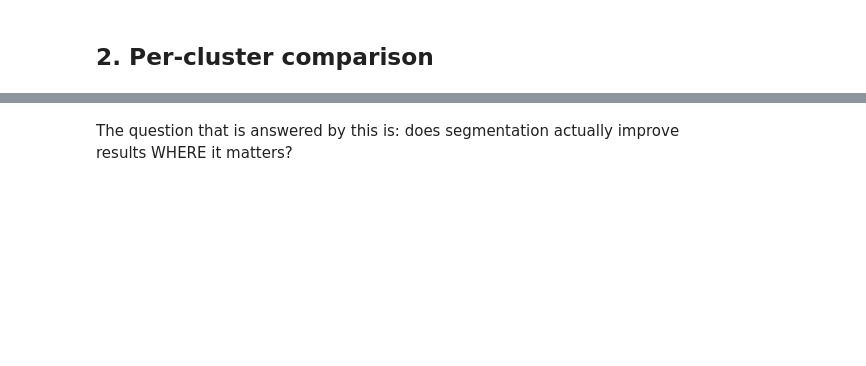
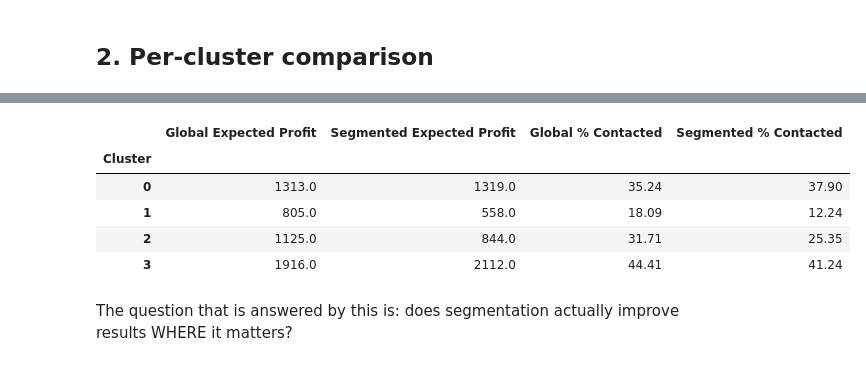
Before and after one commit to tonantzin-real/IDS_705_final_project, a Jupyter notebook: 04_evaluation.ipynb, the cells around one changed output, grey strips where cells are left out. Saved outputs shown, nothing was run; the diff lists cells and outputs as text; code cells hidden in the pictures; blank space fills up the shorter version.

```diff
--- a/04_evaluation.ipynb
+++ b/04_evaluation.ipynb
@@ -207,2 +292,29 @@ display(comparison_by_cluster_df)
+# %%
+final_cluster_comparison = comparison_by_cluster_df.reset_index().pivot(
+    index="Cluster", columns="Model", values=["Expected Profit", "% Contacted"]
+)
+
+# flatten columns
+final_cluster_comparison.columns = [
+    f"{col[1]} {col[0]}" for col in final_cluster_comparison.columns
+]
+
+final_cluster_comparison = final_cluster_comparison[
+    [
+        "Global Expected Profit",
+        "Segmented Expected Profit",
+        "Global % Contacted",
+        "Segmented % Contacted",
+    ]
+]
+
+display(final_cluster_comparison)
+# %% [output]
+|  | Global Expected Profit | Segmented Expected Profit | Global % Contacted | Segmented % Contacted |
+| Cluster |  |  |  |  |
+| 0 | 1313.0 | 1319.0 | 35.24 | 37.90 |
+| 1 | 805.0 | 558.0 | 18.09 | 12.24 |
+| 2 | 1125.0 | 844.0 | 31.71 | 25.35 |
+| 3 | 1916.0 | 2112.0 | 44.41 | 41.24 |
 # %% [markdown]
 The question that is answered by this is: does segmentation actually improve results WHERE it matters?
```
Also changed, not shown: parts of 5 cells of this notebook, 1 other file.
